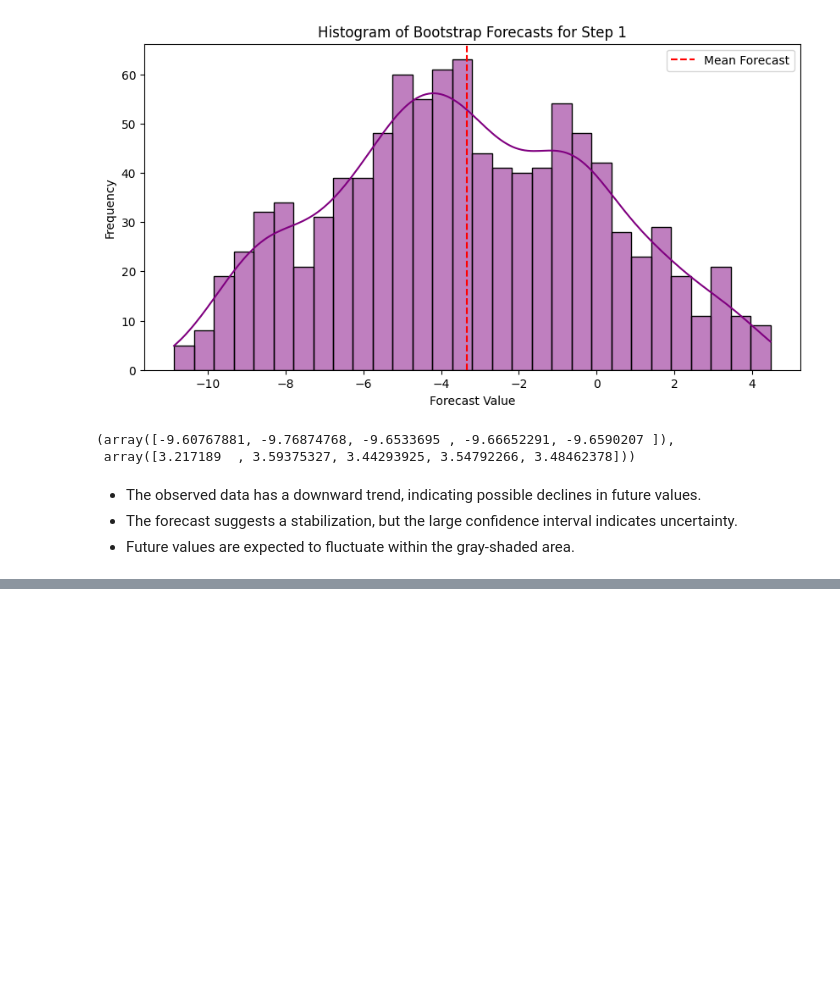
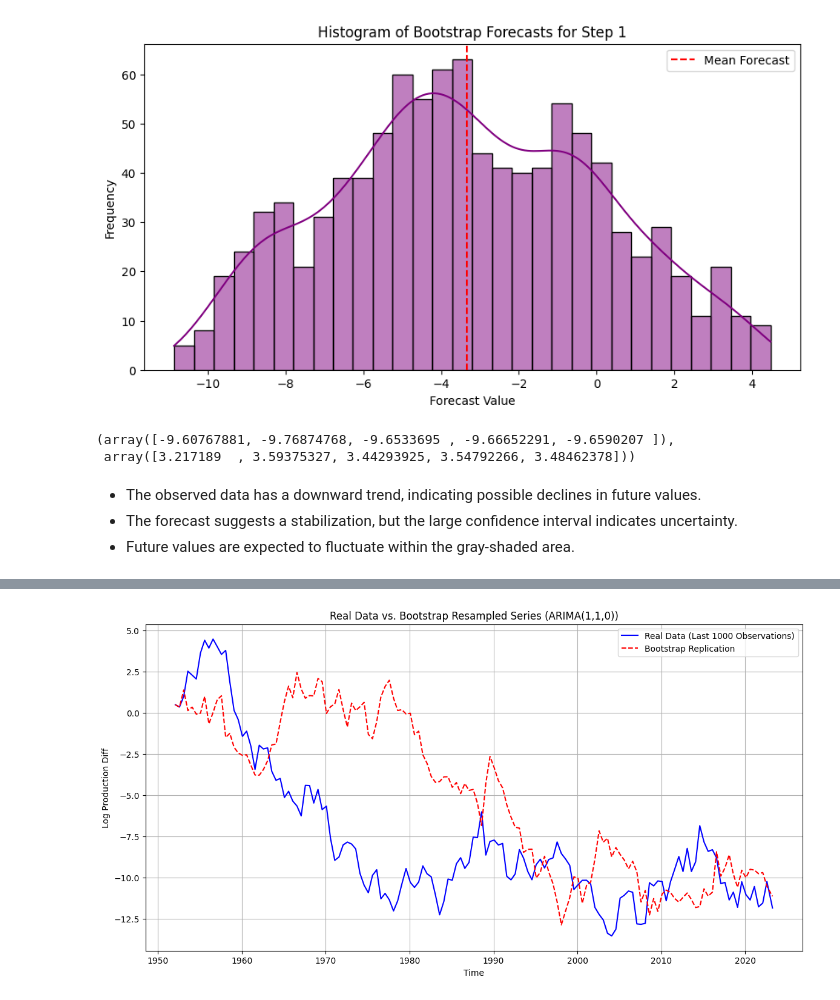
Before and after one commit to darshi0301/Rice-Forecasting, a Jupyter notebook: Rice_Forecasting.ipynb, the cells around one changed output, grey strips where cells are left out. Saved outputs shown, nothing was run; the diff lists cells and outputs as text; code cells hidden in the pictures; blank space fills up the shorter version.

```diff
--- a/Rice_Forecasting.ipynb
+++ b/Rice_Forecasting.ipynb
@@ -475,0 +425,80 @@ bootstrap_forecast(data)
+# %%
+import numpy as np
+import pandas as pd
+import matplotlib.pyplot as plt
+import statsmodels.api as sm
+
+# --- Simulate Semi-Annual Data (Replace with your actual df) ---
+# Create a date range with semiannual frequency (adjusting the final two dates)
+dates = list(pd.date_range(start="1952-01-01", end="2023-03-31", freq="6M"))
+dates[-2] = pd.Timestamp("2022-07-31")
+dates[-1] = pd.Timestamp("2023-03-31")
+dates = pd.to_datetime(dates)
+
+np.random.seed(42)
+df = pd.DataFrame({
+    'Log_Production_Diff': np.random.randn(len(dates)).cumsum()
+}, index=dates)
+
+# --- Select the Last 1000 Observations of the Real Data ---
+# (If fewer than 1000 exist, this will use all available data)
+real_data = df['Log_Production_Diff'].iloc[-1000:]
+
+# --- Fit an ARIMA(1,1,0) Model to the Real Data ---
+model = sm.tsa.ARIMA(real_data, order=(1, 1, 0), trend='n')
+results = model.fit()
+
+# Retrieve the AR coefficient (named "ar.L1")
+phi = results.params["ar.L1"]
+
+# Get the residuals from the fitted model (used as the empirical distribution of shocks)
+residuals = results.resid
+
+# --- Define a Function to Perform the Residual-Based Bootstrap Simulation ---
+def bootstrap_arima_110_simulation(series, phi, residuals):
+    """
+    Generate one bootstrap replication of an ARIMA(1,1,0) series using residual resampling.
+
+    Parameters:
+      series     : pd.Series; the observed series to match (used for initial conditions and index)
+      phi        : float; AR(1) coefficient from the fitted model.
+      residuals: pd.Series; residuals from the fitted model.
+
+    Returns:
+      pd.Series containing the bootstrap replication, on the same time index as 'series'.
+    """
+    n = len(series)
+    # Use the first two observations as starting values
+    y0 = series.iloc[0]
+    y1 = series.iloc[1]
+    d_prev = y1 - y0
+    boot_series = [y0, y1]
+
+    # For each subsequent time point, simulate using the AR(1) in differences:
+    for i in range(2, n):
+        # Resample a shock (ε) from the residuals (with replacement)
+        shock = np.random.choice(residuals, replace=True)
+        # Compute the new difference: Δyₜ = φ * Δyₜ₋₁ + εₜ
+        d_new = phi * d_prev + shock
+        # Update the level: yₜ = yₜ₋₁ + Δyₜ
+        y_new = boot_series[-1] + d_new
+        boot_series.append(y_new)
+        d_prev = d_new  # update for next iteration
+
+    return pd.Series(boot_series, index=series.index)
+
+# --- Generate a Bootstrap Replication ---
+bootstrap_series = bootstrap_arima_110_simulation(real_data, phi, residuals)
+
+# --- Plot the Real Data (Last 1000 Points) and the Bootstrap Series Together ---
+plt.figure(figsize=(14, 7))
+plt.plot(real_data.index, real_data, label='Real Data (Last 1000 Observations)', color='blue')
+plt.plot(bootstrap_series.index, bootstrap_series, label='Bootstrap Replication', color='red', linestyle='--')
+plt.xlabel('Time')
+plt.ylabel('Log Production Diff')
+plt.title('Real Data vs. Bootstrap Resampled Series (ARIMA(1,1,0))')
+plt.legend()
+plt.grid(True)
+plt.show()
+# %% [output]
+[figure, added]
```
Also changed, not shown: parts of 7 cells of this notebook.
